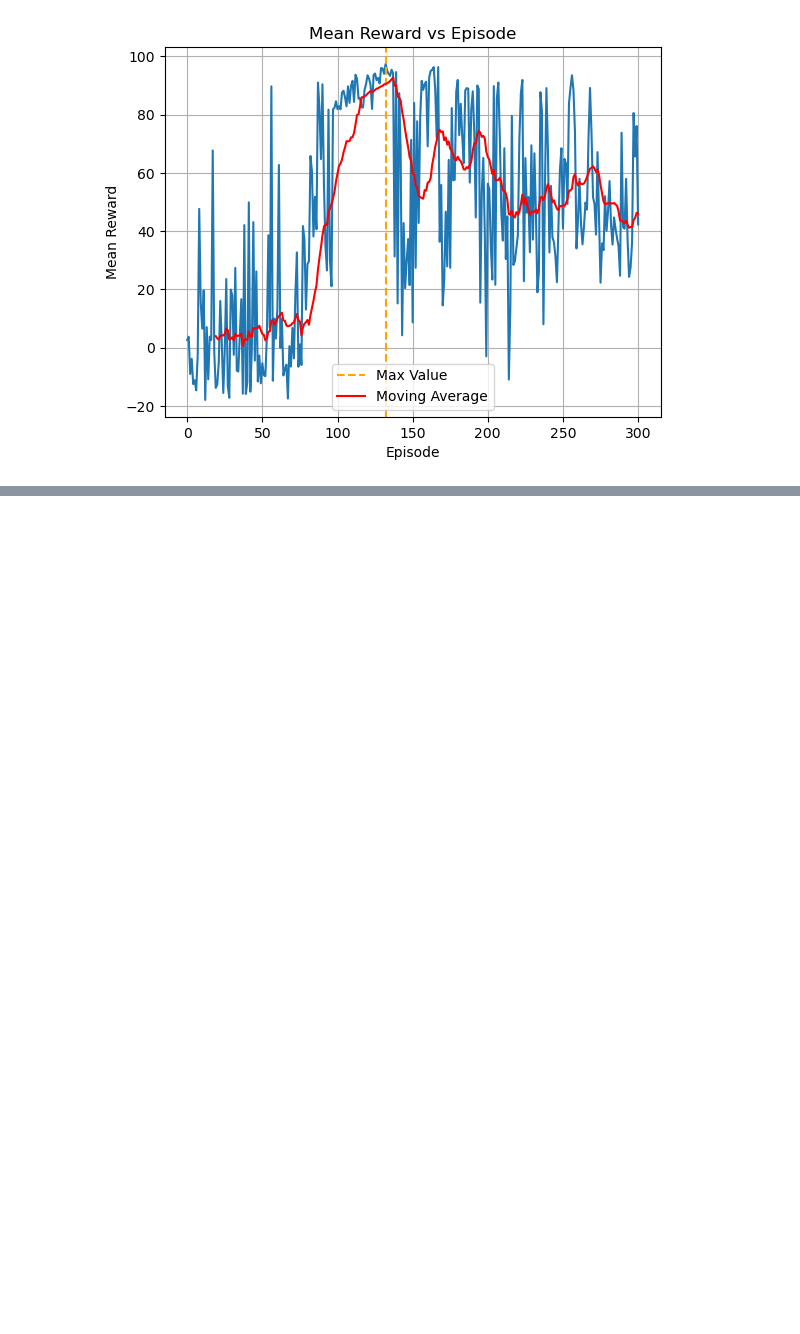
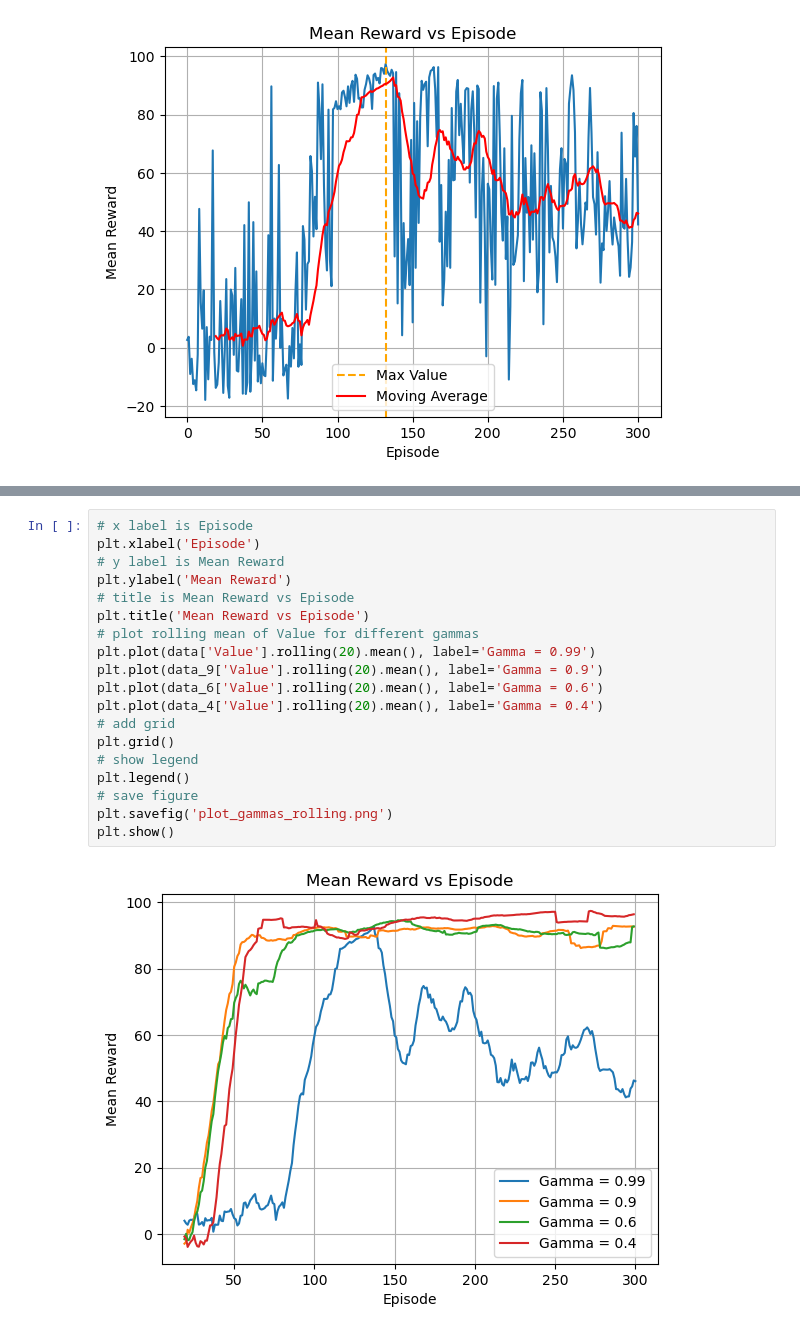
Before and after one commit to krajewskiML/inteligencja_obliczeniowa, a Jupyter notebook: project_2/clean_rl_tutorial/analyze_data.ipynb, the cells around one changed output, grey strips where cells are left out. Drawn from its saved outputs; the diff is of its cells as text; blank space fills up the shorter version.

```diff
--- a/project_2/clean_rl_tutorial/analyze_data.ipynb
+++ b/project_2/clean_rl_tutorial/analyze_data.ipynb
@@ -46,0 +70,21 @@ plt.savefig('plot.png')
+# %%
+# x label is Episode
+plt.xlabel('Episode')
+# y label is Mean Reward
+plt.ylabel('Mean Reward')
+# title is Mean Reward vs Episode
+plt.title('Mean Reward vs Episode')
+# plot rolling mean of Value for different gammas
+plt.plot(data['Value'].rolling(20).mean(), label='Gamma = 0.99')
+plt.plot(data_9['Value'].rolling(20).mean(), label='Gamma = 0.9')
+plt.plot(data_6['Value'].rolling(20).mean(), label='Gamma = 0.6')
+plt.plot(data_4['Value'].rolling(20).mean(), label='Gamma = 0.4')
+# add grid
+plt.grid()
+# show legend
+plt.legend()
+# save figure
+plt.savefig('plot_gammas_rolling.png')
+plt.show()
+# %% [output]
+[figure, added]
```
Also changed, not shown: parts of 4 cells of this notebook, 9 other files.
